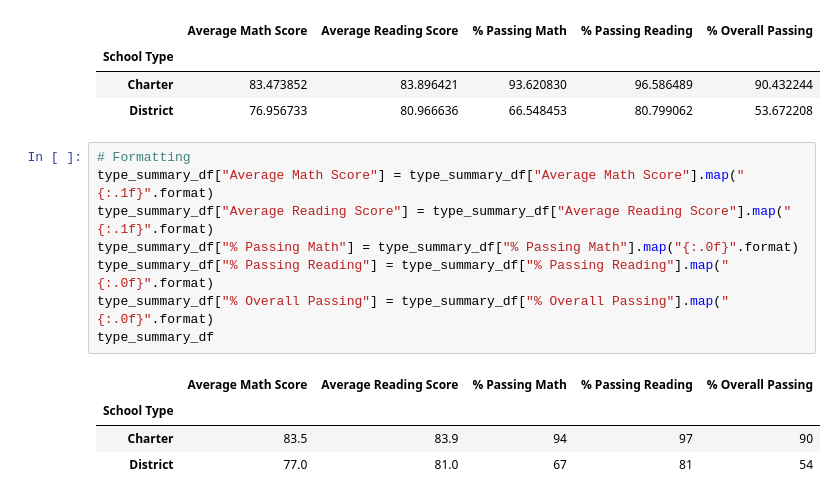
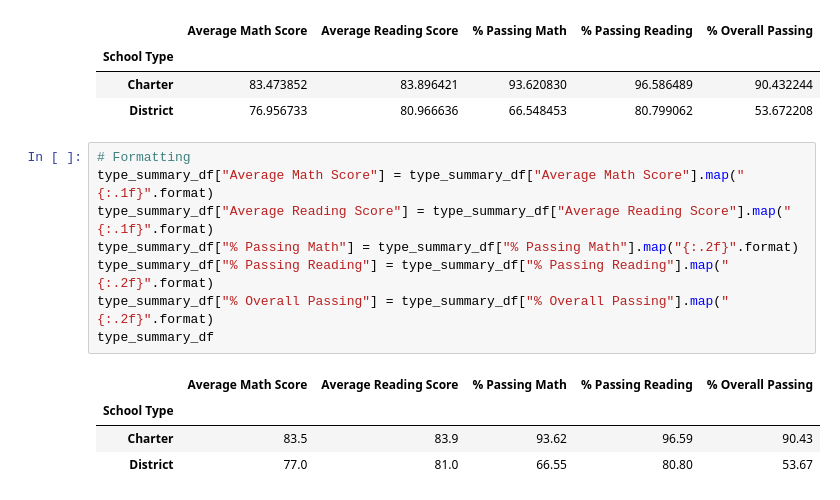
Before and after one commit to Baylex/School_District_Analysis, a Jupyter notebook: PyCitySchools.ipynb, the cells around one changed output. Cells and saved outputs as stored; diff of their text form.

```diff
--- a/PyCitySchools.ipynb
+++ b/PyCitySchools.ipynb
@@ -1170,13 +1176,13 @@ type_summary_df
 # %%
 # Formatting
 type_summary_df["Average Math Score"] = type_summary_df["Average Math Score"].map("{:.1f}".format)
 type_summary_df["Average Reading Score"] = type_summary_df["Average Reading Score"].map("{:.1f}".format)
-type_summary_df["% Passing Math"] = type_summary_df["% Passing Math"].map("{:.0f}".format)
-type_summary_df["% Passing Reading"] = type_summary_df["% Passing Reading"].map("{:.0f}".format)
-type_summary_df["% Overall Passing"] = type_summary_df["% Overall Passing"].map("{:.0f}".format)
+type_summary_df["% Passing Math"] = type_summary_df["% Passing Math"].map("{:.2f}".format)
+type_summary_df["% Passing Reading"] = type_summary_df["% Passing Reading"].map("{:.2f}".format)
+type_summary_df["% Overall Passing"] = type_summary_df["% Overall Passing"].map("{:.2f}".format)
 type_summary_df
 # %% [output]
 |  | Average Math Score | Average Reading Score | % Passing Math | % Passing Reading | % Overall Passing |
 | School Type |  |  |  |  |  |
-| Charter | 83.5 | 83.9 | 94 | 97 | 90 |
-| District | 77.0 | 81.0 | 67 | 81 | 54 |
+| Charter | 83.5 | 83.9 | 93.62 | 96.59 | 90.43 |
+| District | 77.0 | 81.0 | 66.55 | 80.80 | 53.67 |
```
Also changed, not shown: parts of 4 cells of this notebook, 7 other files.
